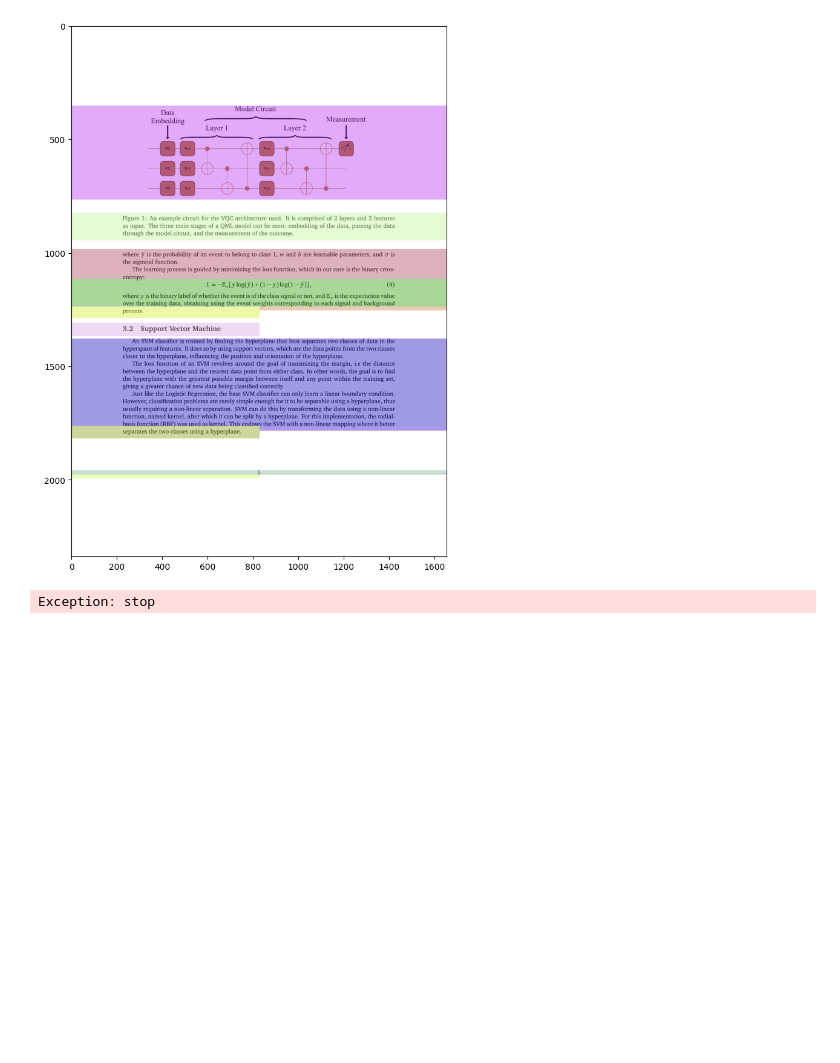
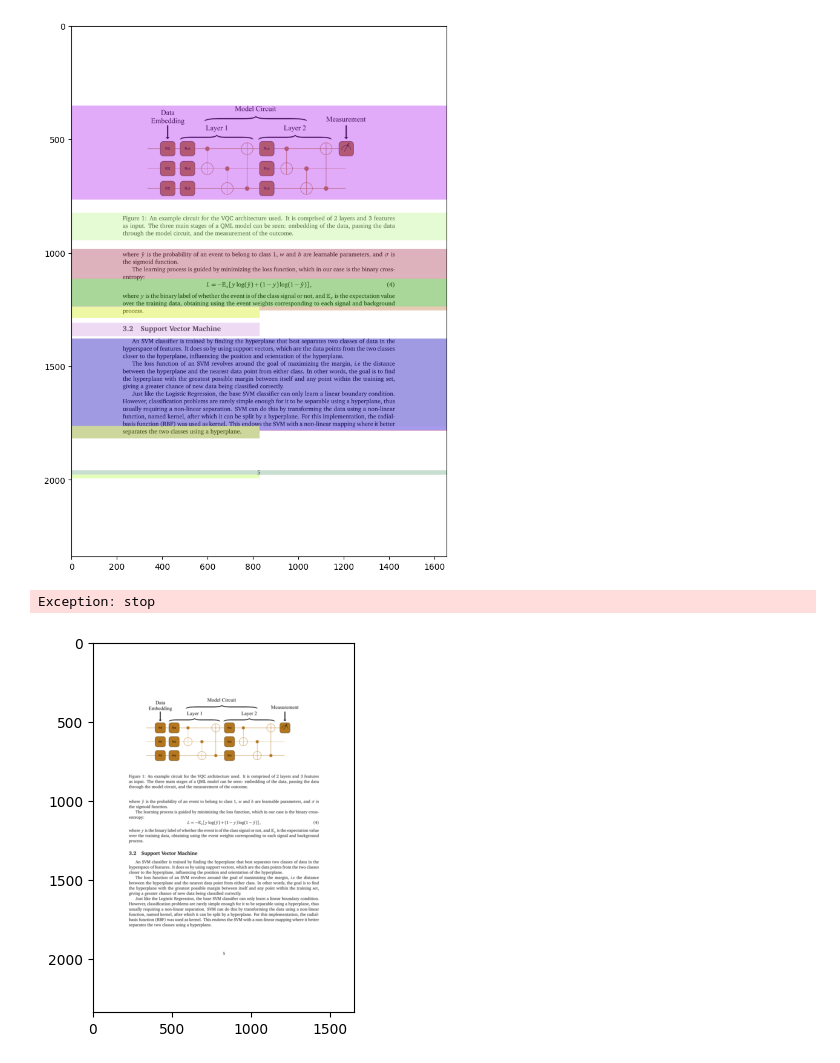
Before and after one commit to mcpeixoto/pdf2latex-converter, a Jupyter notebook: segmentation.ipynb, the cells around one changed output. Saved outputs shown, nothing was run; the diff lists cells and outputs as text; code cells hidden in the pictures; blank space fills up the shorter version.

```diff
--- a/segmentation.ipynb
+++ b/segmentation.ipynb
@@ -51,0 +51,4 @@ Exception: stop
+# %%
+simple_plot(page)
+# %% [output]
+[figure, added]
```
Also changed, not shown: parts of 2 cells of this notebook, 1 other file.
